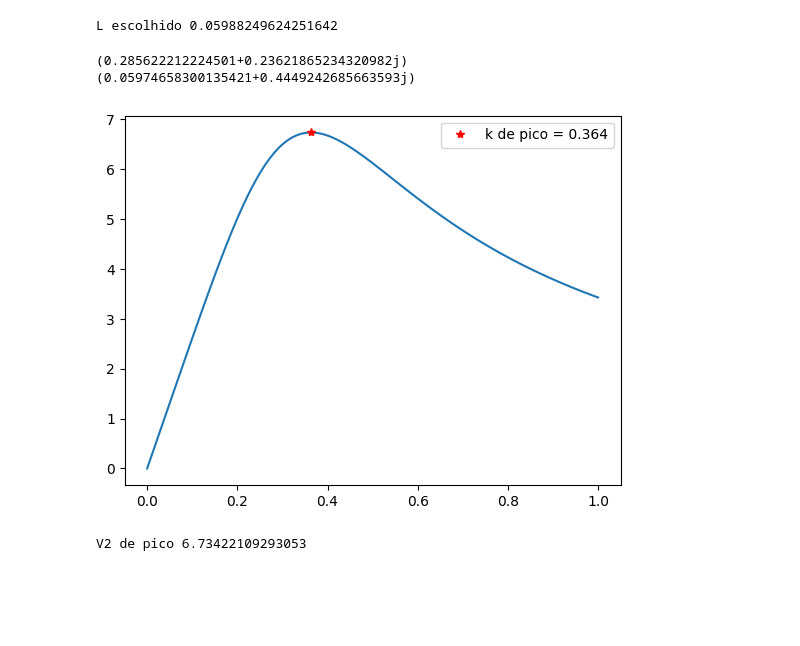
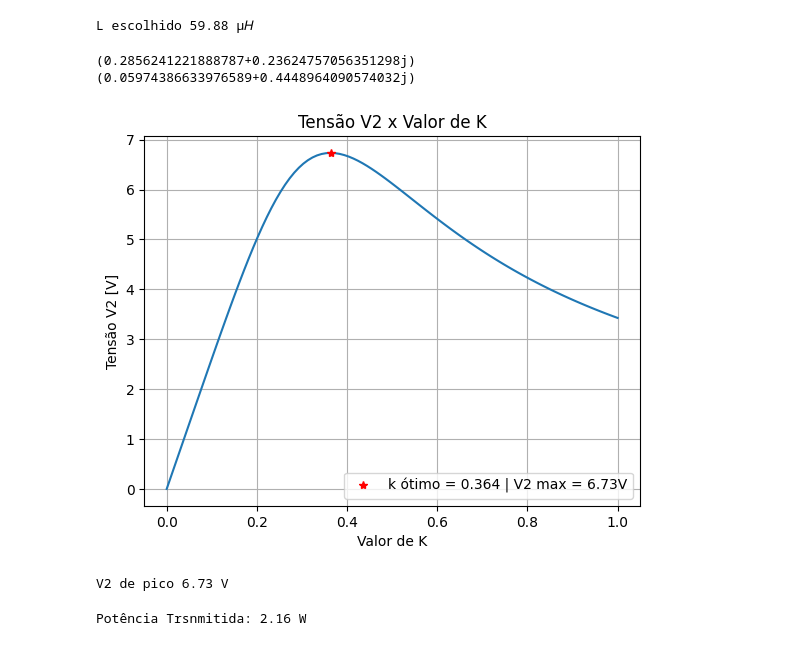
Before and after one commit to ellencoutinho/projeto-eletromag, a Jupyter notebook: Prática do Projeto.ipynb, the cells around one changed output. Drawn from its saved outputs; the diff is of its cells as text; code cells hidden in the pictures; blank space fills up the shorter version.

Commit message:
Valores na reta final

```diff
--- a/Prática do Projeto.ipynb
+++ b/Prática do Projeto.ipynb
@@ -6,26 +6,26 @@ import numpy as np
 import matplotlib.pyplot as plt
 # %%
 def encontra_L(f, C):
-    # Retorna L (mH)
-    return (1/((2*pi*f)**2*C))*1000
+    # Retorna L (µ𝐻)
+    return (1/((2*pi*f)**2*C))*1e6
 
 C = 0.47e-6
 f = 30000
 L = encontra_L(f, C)
-print(f'L escolhido {L}')
+print(f'L escolhido {L:.2f} µ𝐻 ')
 # %% [output]
-L escolhido 0.05988249624251642
+L escolhido 59.88 µ𝐻
 # %%
 #implemente seu código aqui
 C1 = C2 = C
 L1 = 67.45e-6
-L2 = 67.12e-6
+L2 = 67.13e-6
 V = 9
 Kr = 1.13
-R1 = 353.1e-3 + Kr
-R2 = 376.8e-3 + Kr
-Rc = 10.4 #Sendo chutado
-k = 1 #Sendo chutado
+R1 = 353.0e-3 + Kr
+R2 = 377.7e-3 + Kr
+Rc = 10.4
+
 w = 2*pi*f
 M = sqrt(L1*L2)
 XL1 = L1*w*1j
@@ -45,27 +45,37 @@ i1, i2 = CalcularTransformador((2/pi)*V, 10, XM)
 print(i1)
 print(i2)
 # %% [output]
-(0.285622212224501+0.23621865234320982j)
-(0.05974658300135421+0.4449242685663593j)
+(0.2856241221888787+0.23624757056351298j)
+(0.05974386633976589+0.4448964090574032j)
 # %%
 # Melhor K
 
 lista_k = np.linspace(0,1,100)
 lista_V2 = []
 
 for k in lista_k:
     novo_XM = k*XM
     i1, i2 = CalcularTransformador((2/pi)*V, Rc, novo_XM)
     i4 = i2/((Rc/XC2)+1)
     lista_V2.append(abs(Rc*i4))
 pico_idx = lista_V2.index(max(lista_V2))
 k_top = lista_k[pico_idx]
 plt.plot(lista_k, lista_V2)
-plt.plot(k_top, max(lista_V2), '*r',label=f'k de pico = {k_top:.3f}')
+plt.plot(k_top, max(lista_V2), '*r',label=f'k ótimo = {k_top:.3f} | V2 max = {max(lista_V2):.2f}V')
 plt.legend()
+plt.xlabel('Valor de K')
+plt.ylabel('Tensão V2 [V]')
+plt.title('Tensão V2 x Valor de K')
+plt.grid()
 plt.show()
 
-print(f'V2 de pico {lista_V2[pico_idx]}')
+print(f'V2 de pico {lista_V2[pico_idx]:.2f} V')
 # %% [output]
-[figure, old version]
+[figure, new version]
-V2 de pico 6.73422109293053
+V2 de pico 6.73 V
+# %%
+V2_real = 6.7/sqrt(2)
+P = (V2_real**2)/Rc
+print(f'Potência Trsnmitida: {P.real:.2f} W')
+# %% [output]
+Potência Trsnmitida: 2.16 W
```
Also changed, not shown: 1 other file.
